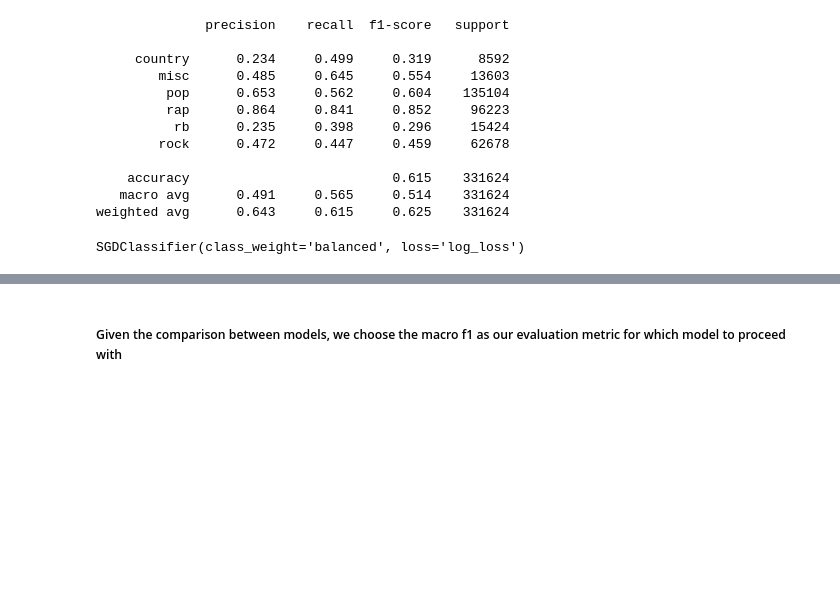
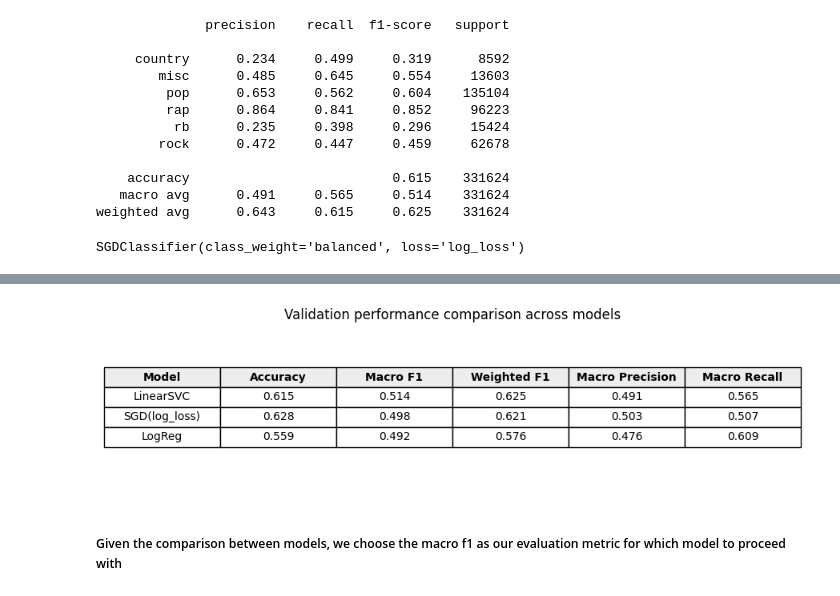
Before and after one commit to madsmikkelsen1607/NLP-Project-CogSci, a Jupyter notebook: src/project.ipynb, the cells around one changed output, grey strips where cells are left out. Drawn from its saved outputs; the diff is of its cells as text; code cells hidden in the pictures; blank space fills up the shorter version.

```diff
--- a/src/project.ipynb
+++ b/src/project.ipynb
@@ -370,3 +418,37 @@ plt.close(fig)
+# %%
+fig, ax = plt.subplots(figsize=(9, 2.5))
+ax.axis("off")
+
+tbl = ax.table(
+    cellText=table_df.values,
+    colLabels=table_df.columns,
+    loc="center",
+    cellLoc="center"
+)
+
+# Styling
+tbl.auto_set_font_size(False)
+tbl.set_fontsize(10)
+tbl.scale(1, 1.5)
+
+# Bold header row
+for (row, col), cell in tbl.get_celld().items():
+    if row == 0:
+        cell.set_text_props(weight="bold")
+        cell.set_facecolor("#EDEDED")
+
+ax.set_title("Validation performance comparison across models", pad=10)
+
+plt.tight_layout()
+fig.savefig(
+    plot_dir / "model_comparison_val_table.png",
+    dpi=300,
+    bbox_inches="tight"
+)
+plt.show()
+plt.close(fig)
+# %% [output]
+[figure, added]
 # %% [markdown]
 ##### Given the comparison between models, we choose the macro f1 as our evaluation metric for which model to proceed with
 # %%
```
Also changed, not shown: parts of 21 cells of this notebook, 11 other files.
